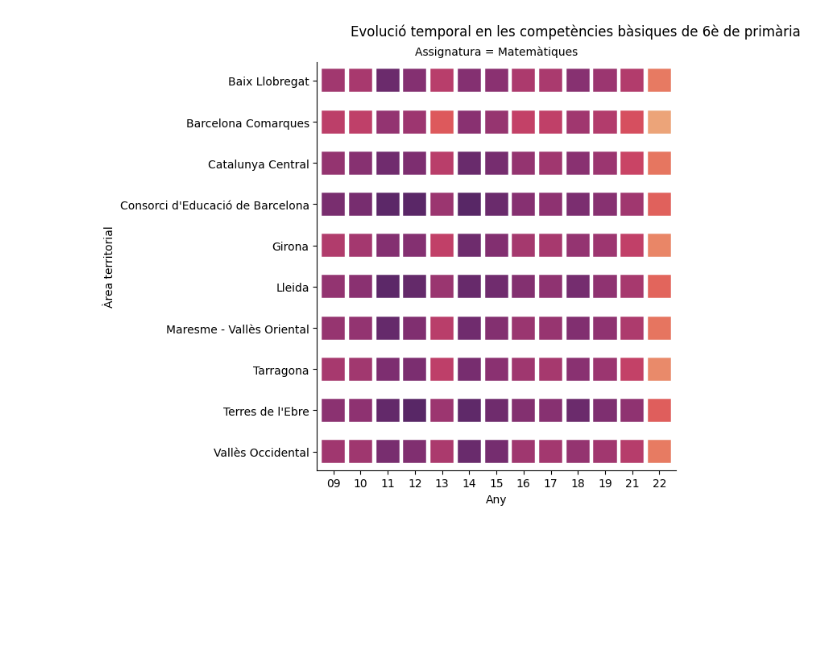
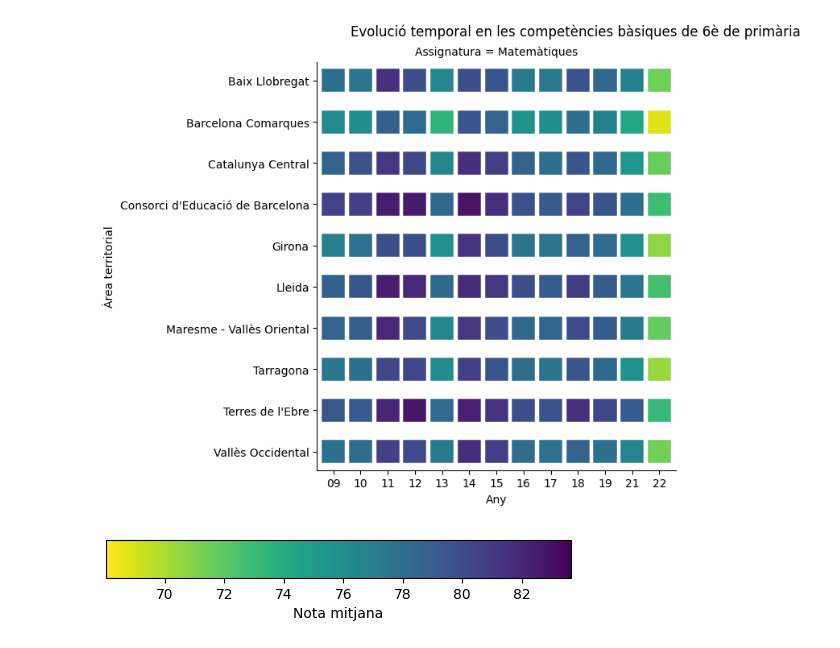
Before and after one commit to acodinawastaken/Avaluacio-de-Dades-Massives, a Jupyter notebook: Grafics_Area_Territorial_Arnau.ipynb, the cells around one changed output. Drawn from its saved outputs; the diff is of its cells as text; code cells hidden in the pictures; blank space fills up the shorter version.

```diff
--- a/Grafics_Area_Territorial_Arnau.ipynb
+++ b/Grafics_Area_Territorial_Arnau.ipynb
@@ -107,10 +108,19 @@ plt.show()
 # %%
 #Creem el gràfic utilitzant els mòduls map_dataframe i scatterplot del seaborn
-custom_palette = sns.color_palette(palette='flare', as_cmap=True)
+custom_palette = sns.color_palette(palette='viridis_r', as_cmap=True)
 g = sns.FacetGrid(df_meltedmat, col="Assignatura", col_wrap=2, height=6, sharex=False)
 g.map_dataframe(sns.scatterplot, x="ANY", y="AREA_TERRITORIAL", hue="Grade", palette=custom_palette, marker="s", s=500, hue_norm = LogNorm(vmin=abs_min, vmax=abs_max))
 g.set_axis_labels("Any", "Àrea territorial")
 g.fig.suptitle("Evolució temporal en les competències bàsiques de 6è de primària", y=1.02)
 plt.show()
 # %% [output]
-[figure, old version]
+[figure, new version]
+# %%
+fig, ax = plt.subplots(figsize=(6, 1))
+fig.subplots_adjust(bottom=0.5)
+norm = mpl.colors.Normalize(vmin=abs_min, vmax=abs_max)
+cb1 = mpl.colorbar.ColorbarBase(ax, cmap='viridis_r', norm=norm, orientation='horizontal')
+cb1.set_label('Nota mitjana')
+fig.show()
+# %% [output]
+[figure, added]
```
Also changed, not shown: parts of 4 cells of this notebook.
